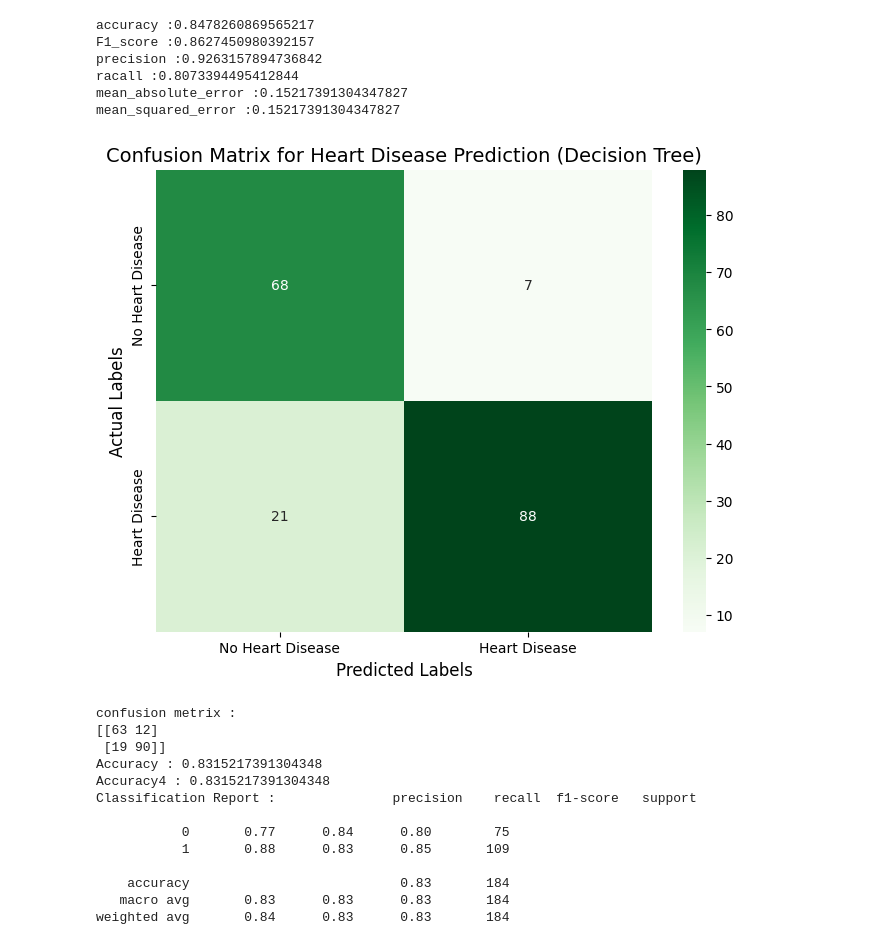
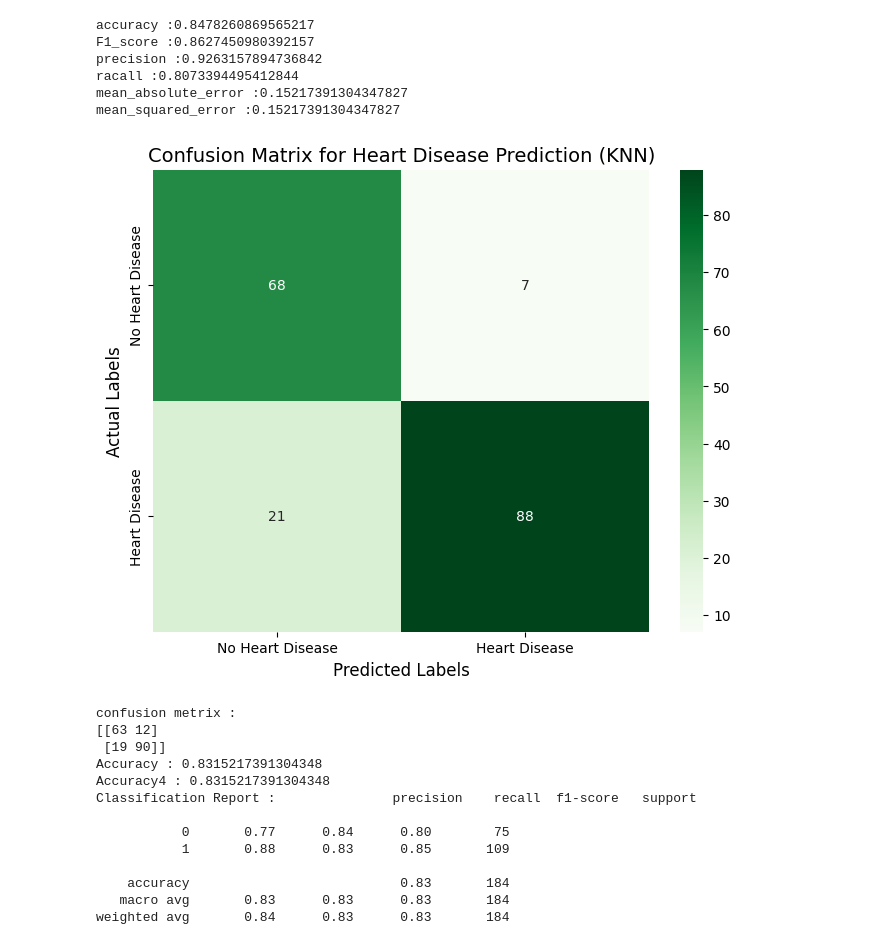
Before and after one commit to DEV-ASHANAUR/Heart-Disease-Prediction-System-Using-Ensemble-Machine-Learning-Techniques, a Jupyter notebook: heart-disease-prediction-system.ipynb, the cells around one changed output. Cells and saved outputs as stored; diff of their text form; code cells hidden in the pictures.

```diff
--- a/heart-disease-prediction-system.ipynb
+++ b/heart-disease-prediction-system.ipynb
@@ -377,21 +377,21 @@ mean_squared_error :0.15217391304347827
 # %%
 import matplotlib.pyplot as plt
 import seaborn as sns
 
 # Replace `confusion_m` with your actual confusion matrix variable
 plt.figure(figsize=(8, 6))
 sns.heatmap(confusion_m, annot=True, fmt="d", cmap="Greens", cbar=True,
             xticklabels=["No Heart Disease", "Heart Disease"],
             yticklabels=["No Heart Disease", "Heart Disease"])
 
 plt.xlabel("Predicted Labels", fontsize=12)
 plt.ylabel("Actual Labels", fontsize=12)
-plt.title("Confusion Matrix for Heart Disease Prediction (Decision Tree)", fontsize=14)
+plt.title("Confusion Matrix for Heart Disease Prediction (KNN)", fontsize=14)
 plt.xticks(fontsize=10)
 plt.yticks(fontsize=10)
 plt.show()
 # %% [output]
-[figure, old version]
+[figure, new version]
 # %%
 from sklearn.linear_model import LinearRegression
 
```
Also changed, not shown: parts of 9 cells of this notebook.
